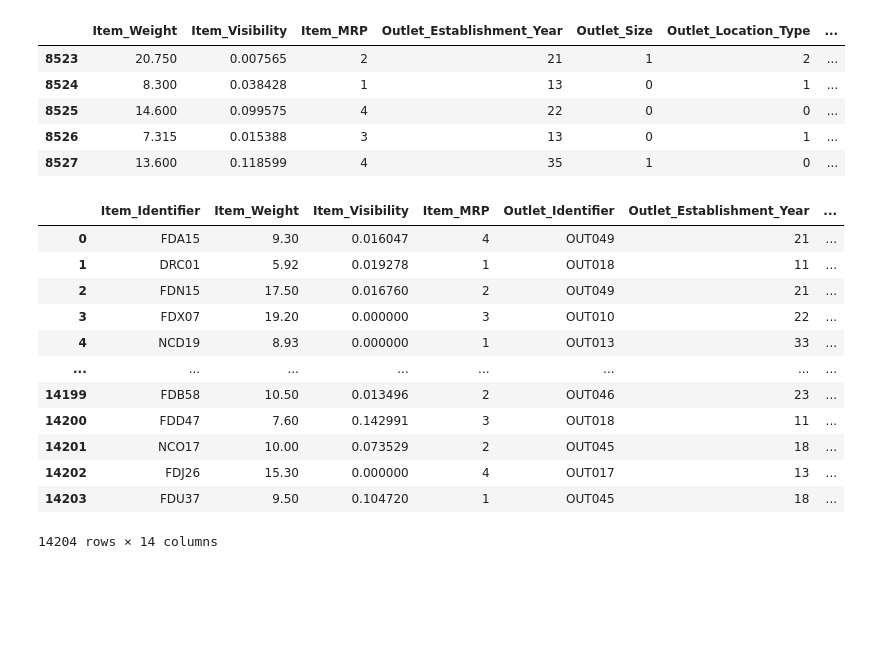
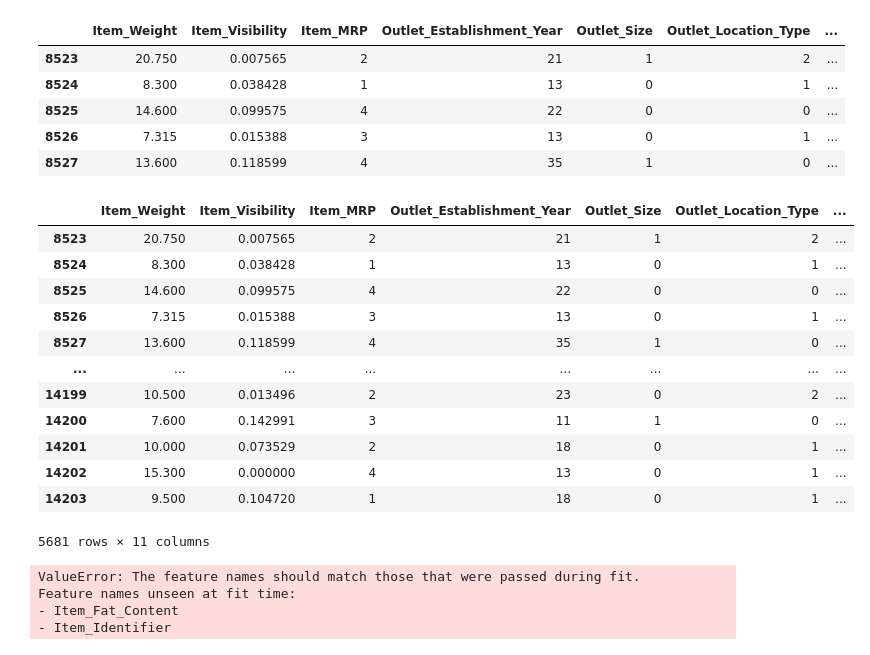
Before and after one commit to juanpsch/aprendizaje_maquina_II, a Jupyter notebook: TP - AMq2/Notebook/notebook_analysis_train.ipynb, the cells around one changed output. Saved outputs shown, nothing was run; the diff lists cells and outputs as text; code cells hidden in the pictures; blank space fills up the shorter version.

```diff
--- a/TP - AMq2/Notebook/notebook_analysis_train.ipynb
+++ b/TP - AMq2/Notebook/notebook_analysis_train.ipynb
@@ -1027,19 +1027,28 @@ data_test.head()
 | 8526 | 7.315 | 0.015388 | 3 | 13 | 0 | 1 | ... |
 | 8527 | 13.600 | 0.118599 | 4 | 35 | 1 | 0 | ... |
 # %%
-df_test2 = pd.read_csv('../data/input_Inference_Final.csv', i)
+df_test2 = pd.read_csv('../data/output_Inference_Final.csv', index_col=0)
 df_test2
 # %% [output]
-|  | Item_Identifier | Item_Weight | Item_Visibility | Item_MRP | Outlet_Identifier | Outlet_Establishment_Year | ... |
-| 0 | FDA15 | 9.30 | 0.016047 | 4 | OUT049 | 21 | ... |
-| 1 | DRC01 | 5.92 | 0.019278 | 1 | OUT018 | 11 | ... |
-| 2 | FDN15 | 17.50 | 0.016760 | 2 | OUT049 | 21 | ... |
-| 3 | FDX07 | 19.20 | 0.000000 | 3 | OUT010 | 22 | ... |
-| 4 | NCD19 | 8.93 | 0.000000 | 1 | OUT013 | 33 | ... |
+|  | Item_Weight | Item_Visibility | Item_MRP | Outlet_Establishment_Year | Outlet_Size | Outlet_Location_Type | ... |
+| 8523 | 20.750 | 0.007565 | 2 | 21 | 1 | 2 | ... |
+| 8524 | 8.300 | 0.038428 | 1 | 13 | 0 | 1 | ... |
+| 8525 | 14.600 | 0.099575 | 4 | 22 | 0 | 0 | ... |
+| 8526 | 7.315 | 0.015388 | 3 | 13 | 0 | 1 | ... |
+| 8527 | 13.600 | 0.118599 | 4 | 35 | 1 | 0 | ... |
 | ... | ... | ... | ... | ... | ... | ... | ... |
-| 14199 | FDB58 | 10.50 | 0.013496 | 2 | OUT046 | 23 | ... |
-| 14200 | FDD47 | 7.60 | 0.142991 | 3 | OUT018 | 11 | ... |
-| 14201 | NCO17 | 10.00 | 0.073529 | 2 | OUT045 | 18 | ... |
-| 14202 | FDJ26 | 15.30 | 0.000000 | 4 | OUT017 | 13 | ... |
-| 14203 | FDU37 | 9.50 | 0.104720 | 1 | OUT045 | 18 | ... |
+| 14199 | 10.500 | 0.013496 | 2 | 23 | 0 | 2 | ... |
+| 14200 | 7.600 | 0.142991 | 3 | 11 | 1 | 0 | ... |
+| 14201 | 10.000 | 0.073529 | 2 | 18 | 0 | 1 | ... |
+| 14202 | 15.300 | 0.000000 | 4 | 13 | 0 | 1 | ... |
+| 14203 | 9.500 | 0.104720 | 1 | 18 | 0 | 1 | ... |
-14204 rows × 14 columns
+5681 rows × 11 columns
+# %%
+data_test2 = pd.read_json('example.json', orient='index').transpose()
+from src import
+model.predict(data_test2)
+# %% [output]
+ValueError: The feature names should match those that were passed during fit.
+Feature names unseen at fit time:
+- Item_Fat_Content
+- Item_Identifier
```
Also changed, not shown: 1 other file.
